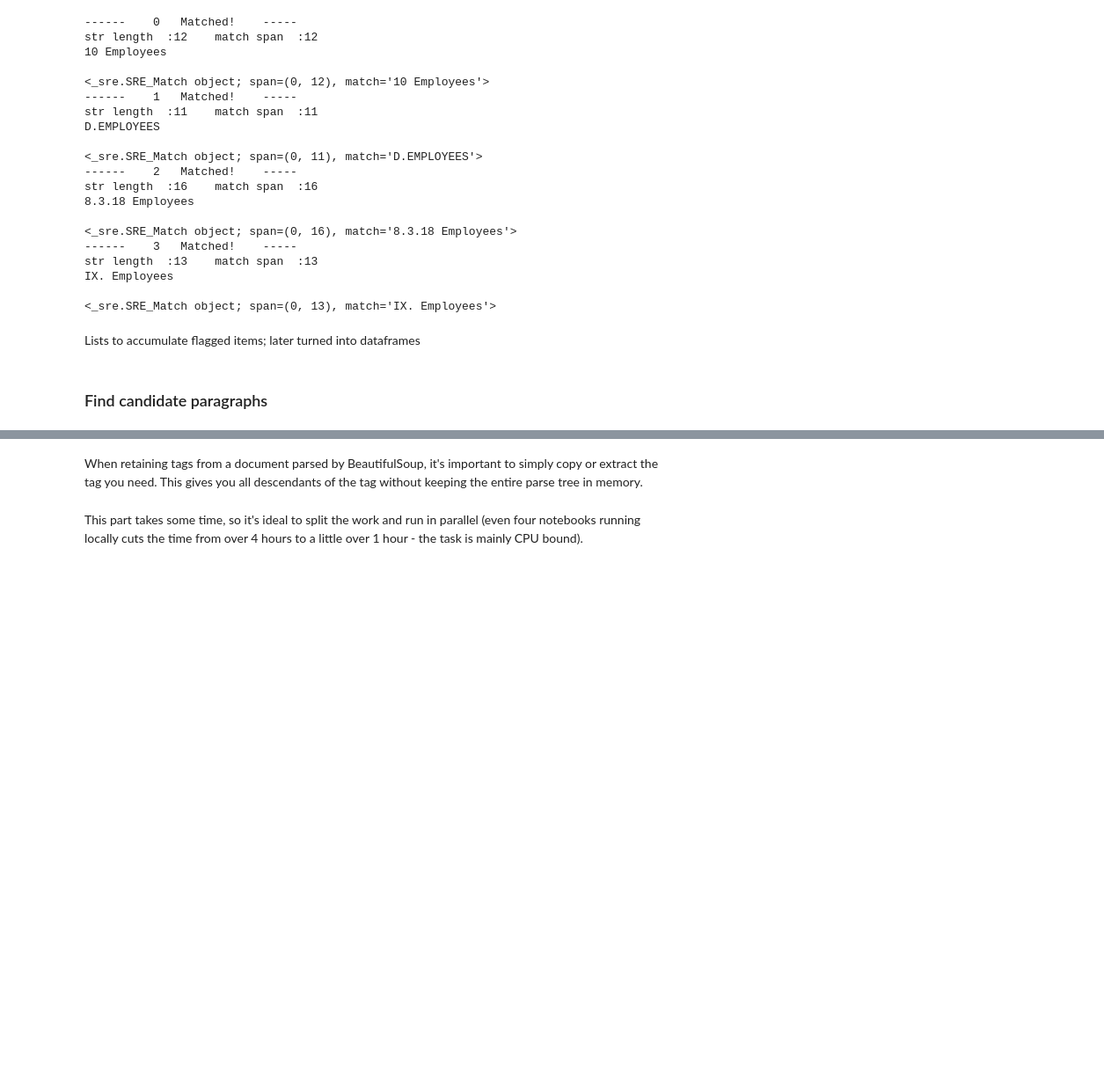
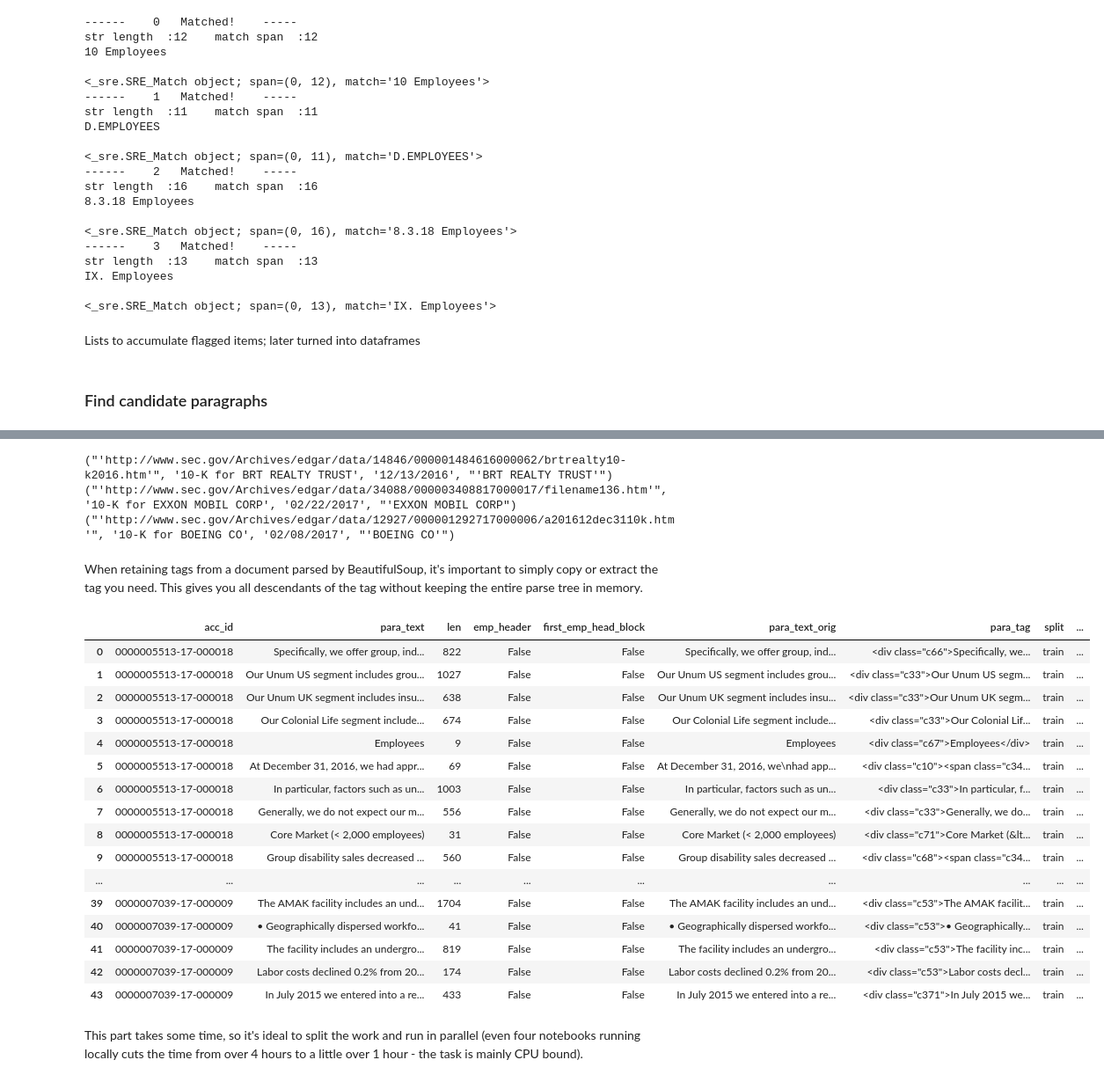
Before and after one commit to JarrodAJ/sec_employee_information_extraction, a Jupyter notebook: 1_retrieve_candidate_paragraphs.ipynb, the cells around one changed output, grey strips where cells are left out. Shown at 88% size. Drawn from its saved outputs; the diff is of its cells as text; code cells hidden in the pictures; blank space fills up the shorter version.

```diff
--- a/1_retrieve_candidate_paragraphs.ipynb
+++ b/1_retrieve_candidate_paragraphs.ipynb
@@ -259,7 +295,7 @@ Matches: 13
 # %% [markdown]
 This is a clear example in which the regex failed to actually match the string containing the number of employees; the employee count should be right in front of `'employees.'` in Match 2.
 # %%
-for i, v in  enumerate([re.sub(newline_pat, r"\1 \2", x) for x in  soup4_emp_count[:3]]):
+for i, v in  enumerate([re.sub(newline_pat, r"\1 \2", x) for x in  soup3_emp_count[:3]]):
     print("Match number", i+1, ":")
     print(re.sub(newline_pat, r"\1 \2", v))
     print("==" * 30)
@@ -361,7 +397,3 @@ IX. Employees
 Lists to accumulate flagged items; later turned into dataframes
 # %% [markdown]
 ### Find candidate paragraphs
-# %%
-acc_id_list = [] ; para_list_orig = [] ;  tag_list = [];
-emp_head_list = []; emp_head_first_list = [];
-tbl_acc_id_list = [] ; tbl_tag_list = [];
@@ -368,3 +419,37 @@ tbl_acc_id_list = [] ; tbl_tag_list = [];
+# %%
+def get_filing_info(accession_id):
+    """Return Edgar (url, filing_name, filing_date, company) for Accession Id"""
+
+    search_url = "".join(["https://searchwww.sec.gov/EDGARFSClient/jsp/EDGAR_MainAccess.jsp?search_text=",
+                           accession_id,
+                           "&isAdv=false"])
+    search_html = requests.get(search_url).text
+
+    edgar_trs = bs(search_html, 'lxml').find(
+        "table", {'xmlns:autn': 'http://schemas.autonomy.com/aci/'}).find_all(
+        "tr", {'class': None})
+    try:
+        js_info_pat = re.compile(r"javascript:open[a-z]*[(](.*)[)][;]", re.I)
+        filing_result = [tr.find("a", id="viewFiling") for tr in edgar_trs if tr.find_next_sibling("tr", {"class":"infoBorder"}).findChild("a", {"title" :"Parent Filing"}) is None]
+        if filing_result:
+            edgar_link_tag = filing_result[0]
+        else:
+            edgar_link_tag = edgar_trs[0].find_next("a", {"title" :"Parent Filing"})
+        href_list = re.search(js_info_pat, edgar_link_tag['href']).group(1).split(',')[:2]
+        filing_name = edgar_link_tag.get_text(strip=True)
+        filing_date = edgar_link_tag.parent.previous_sibling.i.get_text()
+        url, company = href_list[0], href_list[1]
+        return url, filing_name, filing_date, company
+    except:
+        print("Error retrieving url for input", accession_id)
+# %%
+test_acc_ids = ["000001484616000062", "000003408817000017", "000001292717000006"]
+for acc_id in test_acc_ids:
+    print(get_filing_info(acc_id))
+# %% [output]
+("'http://www.sec.gov/Archives/edgar/data/14846/000001484616000062/brtrealty10-k2016.htm'", '10-K for BRT REALTY TRUST', '12/13/2016', "'BRT REALTY TRUST'")
+("'http://www.sec.gov/Archives/edgar/data/34088/000003408817000017/filename136.htm'", '10-K for EXXON MOBIL CORP', '02/22/2017', "'EXXON MOBIL CORP")
+("'http://www.sec.gov/Archives/edgar/data/12927/000001292717000006/a201612dec3110k.htm'", '10-K for BOEING CO', '02/08/2017', "'BOEING CO'")
 # %% [markdown]
 When retaining tags from a document parsed by BeautifulSoup, it's important to simply copy or extract the tag you need. This gives you all descendants of the tag without keeping the entire parse tree in memory.
 # %%
@@ -372,2 +561,23 @@ import copy
+# %%
+test_df = extract_paragraph_df(html_path_list[5:10], emp_pats, emp_head, emp_head_raw, head_block_re)['paragraphs']
+test_df
+# %% [output]
+|  | acc_id | para_text | len | emp_header | first_emp_head_block | para_text_orig | para_tag | split | ... |
+| 0 | 0000005513-17-000018 | Specifically, we offer group, ind... | 822 | False | False | Specifically, we offer group, ind... | <div class="c66">Specifically, we... | train | ... |
+| 1 | 0000005513-17-000018 | Our Unum US segment includes grou... | 1027 | False | False | Our Unum US segment includes grou... | <div class="c33">Our Unum US segm... | train | ... |
+| 2 | 0000005513-17-000018 | Our Unum UK segment includes insu... | 638 | False | False | Our Unum UK segment includes insu... | <div class="c33">Our Unum UK segm... | train | ... |
+| 3 | 0000005513-17-000018 | Our Colonial Life segment include... | 674 | False | False | Our Colonial Life segment include... | <div class="c33">Our Colonial Lif... | train | ... |
+| 4 | 0000005513-17-000018 | Employees | 9 | False | False | Employees | <div class="c67">Employees</div> | train | ... |
+| 5 | 0000005513-17-000018 | At December 31, 2016, we had appr... | 69 | False | False | At December 31, 2016, we\nhad app... | <div class="c10"><span class="c34... | train | ... |
+| 6 | 0000005513-17-000018 | In particular, factors such as un... | 1003 | False | False | In particular, factors such as un... | <div class="c33">In particular, f... | train | ... |
+| 7 | 0000005513-17-000018 | Generally, we do not expect our m... | 556 | False | False | Generally, we do not expect our m... | <div class="c33">Generally, we do... | train | ... |
+| 8 | 0000005513-17-000018 | Core Market (< 2,000 employees) | 31 | False | False | Core Market (< 2,000 employees) | <div class="c71">Core Market (&lt... | train | ... |
+| 9 | 0000005513-17-000018 | Group disability sales decreased ... | 560 | False | False | Group disability sales decreased ... | <div class="c68"><span class="c34... | train | ... |
+| ... | ... | ... | ... | ... | ... | ... | ... | ... | ... |
+| 39 | 0000007039-17-000009 | The AMAK facility includes an und... | 1704 | False | False | The AMAK facility includes an und... | <div class="c53">The AMAK facilit... | train | ... |
+| 40 | 0000007039-17-000009 | • Geographically dispersed workfo... | 41 | False | False | • Geographically dispersed workfo... | <div class="c53">• Geographically... | train | ... |
+| 41 | 0000007039-17-000009 | The facility includes an undergro... | 819 | False | False | The facility includes an undergro... | <div class="c53">The facility inc... | train | ... |
+| 42 | 0000007039-17-000009 | Labor costs declined 0.2% from 20... | 174 | False | False | Labor costs declined 0.2% from 20... | <div class="c53">Labor costs decl... | train | ... |
+| 43 | 0000007039-17-000009 | In July 2015 we entered into a re... | 433 | False | False | In July 2015 we entered into a re... | <div class="c371">In July 2015 we... | train | ... |
 # %% [markdown]
 This part takes some time, so it's ideal to split the work and run in parallel (even four notebooks running locally cuts the time from over 4 hours to a little over 1 hour - the task is mainly CPU bound).
```
Also changed, not shown: parts of 24 cells of this notebook.
